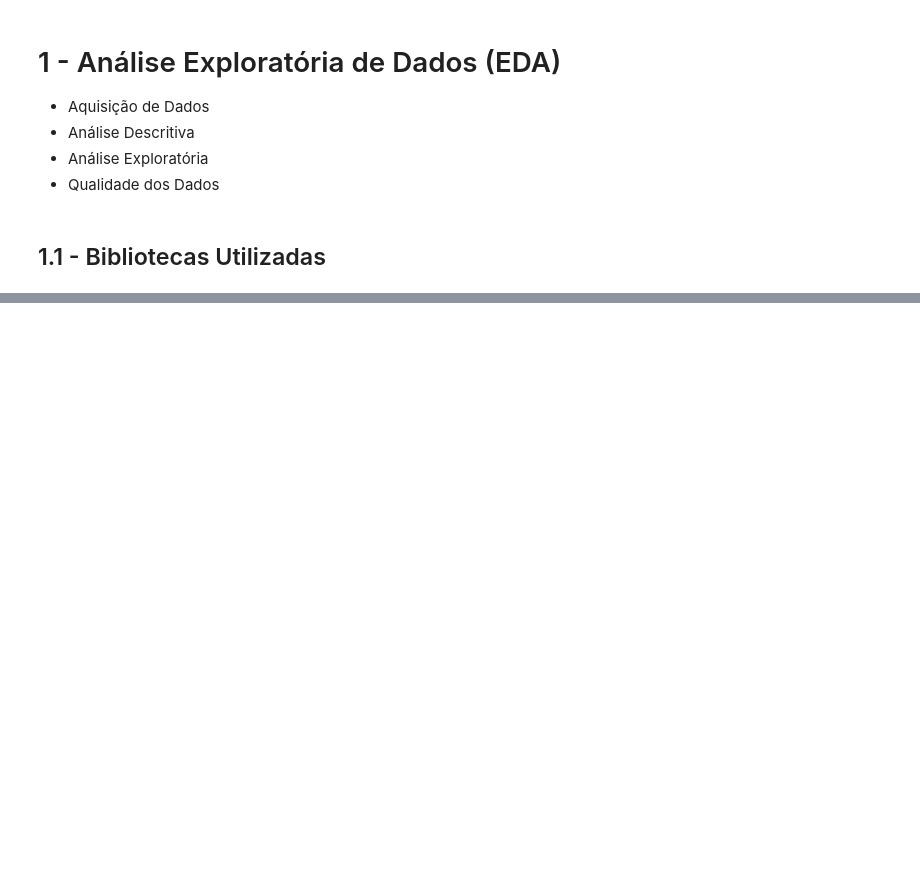
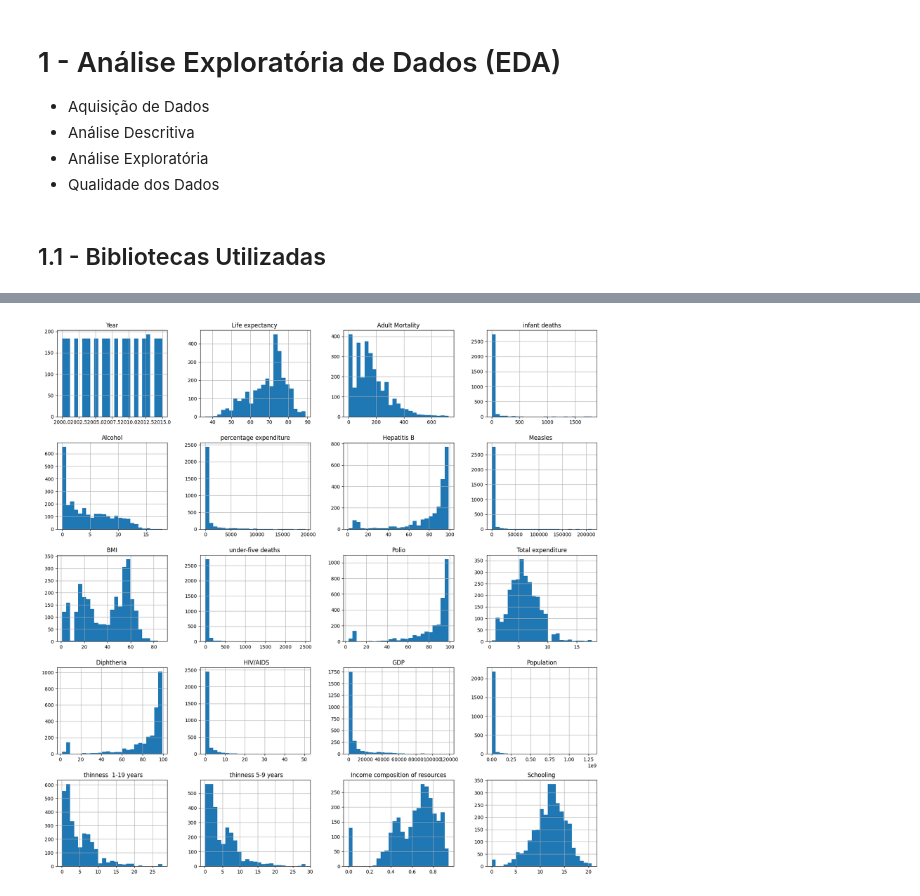
Before and after one commit to AvelinoAlmeida/Life-Expectancy, a Jupyter notebook: 1-exploration_data_analysis.ipynb, the cells around one changed output, grey strips where cells are left out. Cells and saved outputs as stored; diff of their text form; code cells hidden in the pictures; blank space fills up the shorter version.

```diff
--- a/1-exploration_data_analysis.ipynb
+++ b/1-exploration_data_analysis.ipynb
@@ -26,0 +30,3 @@ ModuleNotFoundError: No module named 'matplotlib'
+# %%
+# Ler o arquivo CSV "Life Expectancy Data.csv" guaradado na pasta data e carregar o ficheiro para um DataFrame designado de "df_original".
+df_original = pd.read_csv('./data/Life Expectancy Data.csv')
@@ -26,0 +159,6 @@ ModuleNotFoundError: No module named 'matplotlib'
+# %%
+# Histograma para visualizar distribuições
+df_original.hist(bins=25, figsize=(20, 20))
+plt.show()
+# %% [output]
+[figure, added]
```
Also changed, not shown: parts of 16 cells of this notebook.
